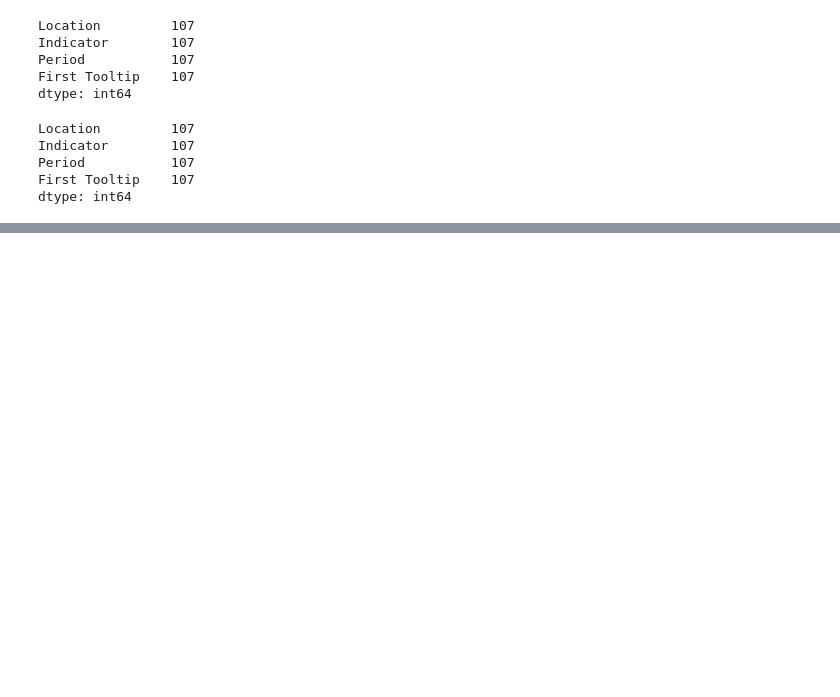
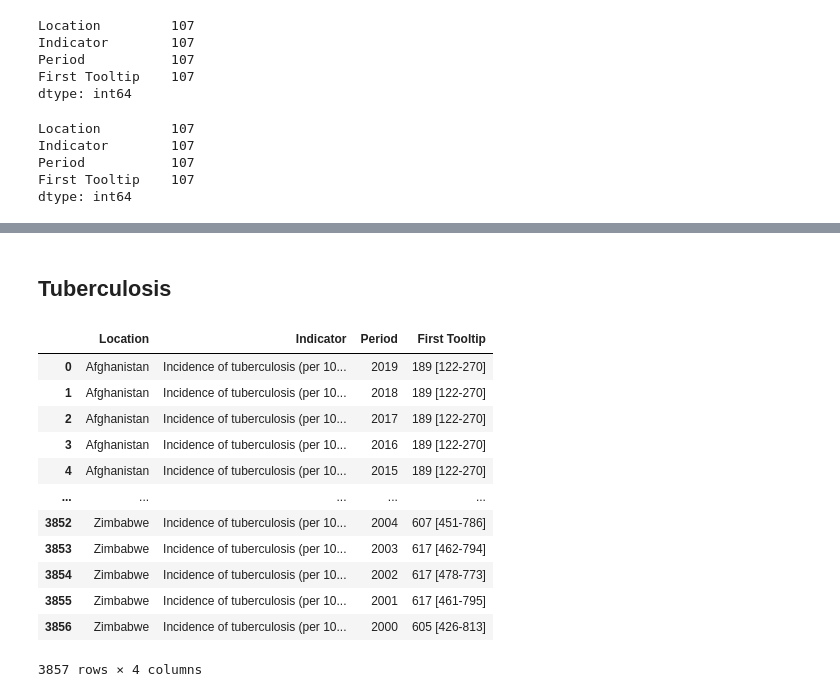
Before and after one commit to kwolf3/World_Health_Statistics_Project, a Jupyter notebook: Clean and Transform Data.ipynb, the cells around one changed output, grey strips where cells are left out. Drawn from its saved outputs; the diff is of its cells as text; code cells hidden in the pictures; blank space fills up the shorter version.

```diff
--- a/Clean and Transform Data.ipynb
+++ b/Clean and Transform Data.ipynb
@@ -2328,0 +2367,19 @@ dtype: int64
+# %% [markdown]
+## Tuberculosis
+# %%
+tuber_data = pd.read_csv(WHS_path/'incedenceOfTuberculosis.csv')
+tuber_data
+# %% [output]
+|  | Location | Indicator | Period | First Tooltip |
+| 0 | Afghanistan | Incidence of tuberculosis (per 10... | 2019 | 189 [122-270] |
+| 1 | Afghanistan | Incidence of tuberculosis (per 10... | 2018 | 189 [122-270] |
+| 2 | Afghanistan | Incidence of tuberculosis (per 10... | 2017 | 189 [122-270] |
+| 3 | Afghanistan | Incidence of tuberculosis (per 10... | 2016 | 189 [122-270] |
+| 4 | Afghanistan | Incidence of tuberculosis (per 10... | 2015 | 189 [122-270] |
+| ... | ... | ... | ... | ... |
+| 3852 | Zimbabwe | Incidence of tuberculosis (per 10... | 2004 | 607 [451-786] |
+| 3853 | Zimbabwe | Incidence of tuberculosis (per 10... | 2003 | 617 [462-794] |
+| 3854 | Zimbabwe | Incidence of tuberculosis (per 10... | 2002 | 617 [478-773] |
+| 3855 | Zimbabwe | Incidence of tuberculosis (per 10... | 2001 | 617 [461-795] |
+| 3856 | Zimbabwe | Incidence of tuberculosis (per 10... | 2000 | 605 [426-813] |
+3857 rows × 4 columns
```
Also changed, not shown: parts of 4 cells of this notebook.
